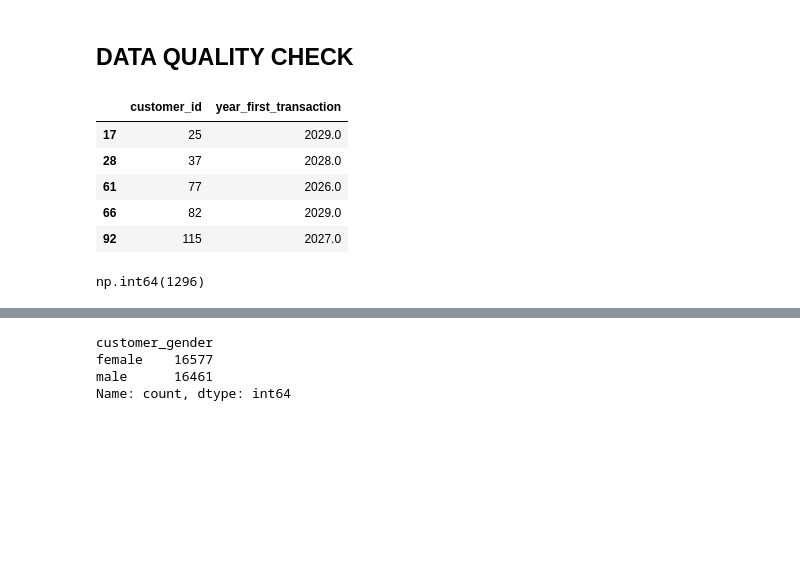
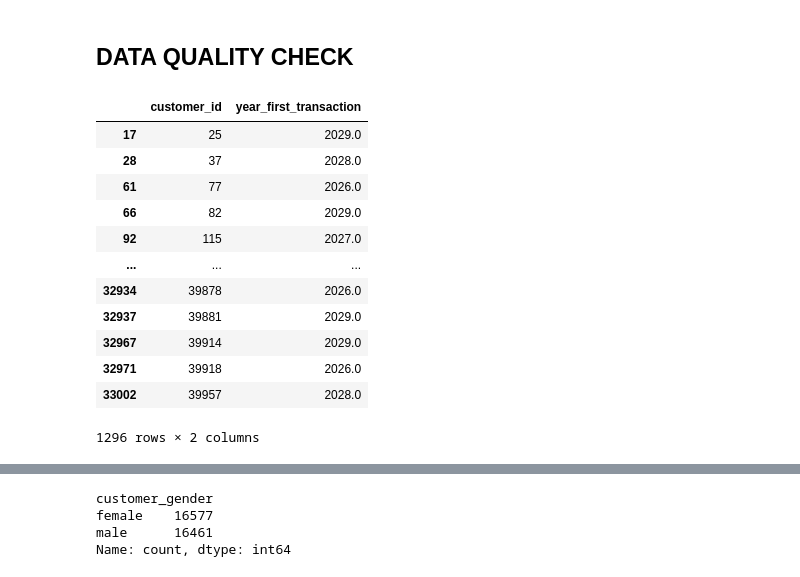
Before and after one commit to saifhoque15-netizen/ML2-Customer-Segmentation, a Jupyter notebook: notebooks/Customer_Segmentation.ipynb, the cells around one changed output, grey strips where cells are left out. Drawn from its saved outputs; the diff is of its cells as text; code cells hidden in the pictures; blank space fills up the shorter version.

```diff
--- a/notebooks/Customer_Segmentation.ipynb
+++ b/notebooks/Customer_Segmentation.ipynb
@@ -105,18 +105,19 @@ np.int64(0)
 # %% [markdown]
 ## DATA QUALITY CHECK
 # %%
-customer_info[
-    customer_info['year_first_transaction'] > 2025
-][['customer_id', 'year_first_transaction']].head()
+customer_info[ customer_info["year_first_transaction"] > 2025][["customer_id", "year_first_transaction"]]
 # %% [output]
 |  | customer_id | year_first_transaction |
 | 17 | 25 | 2029.0 |
 | 28 | 37 | 2028.0 |
 | 61 | 77 | 2026.0 |
 | 66 | 82 | 2029.0 |
 | 92 | 115 | 2027.0 |
+| ... | ... | ... |
+| 32934 | 39878 | 2026.0 |
+| 32937 | 39881 | 2029.0 |
+| 32967 | 39914 | 2029.0 |
+| 32971 | 39918 | 2026.0 |
+| 33002 | 39957 | 2028.0 |
+1296 rows × 2 columns
-# %%
-(customer_info['year_first_transaction'] > 2025).sum()
-# %% [output]
-np.int64(1296)
 # %%
```
Also changed, not shown: parts of 23 cells of this notebook.
